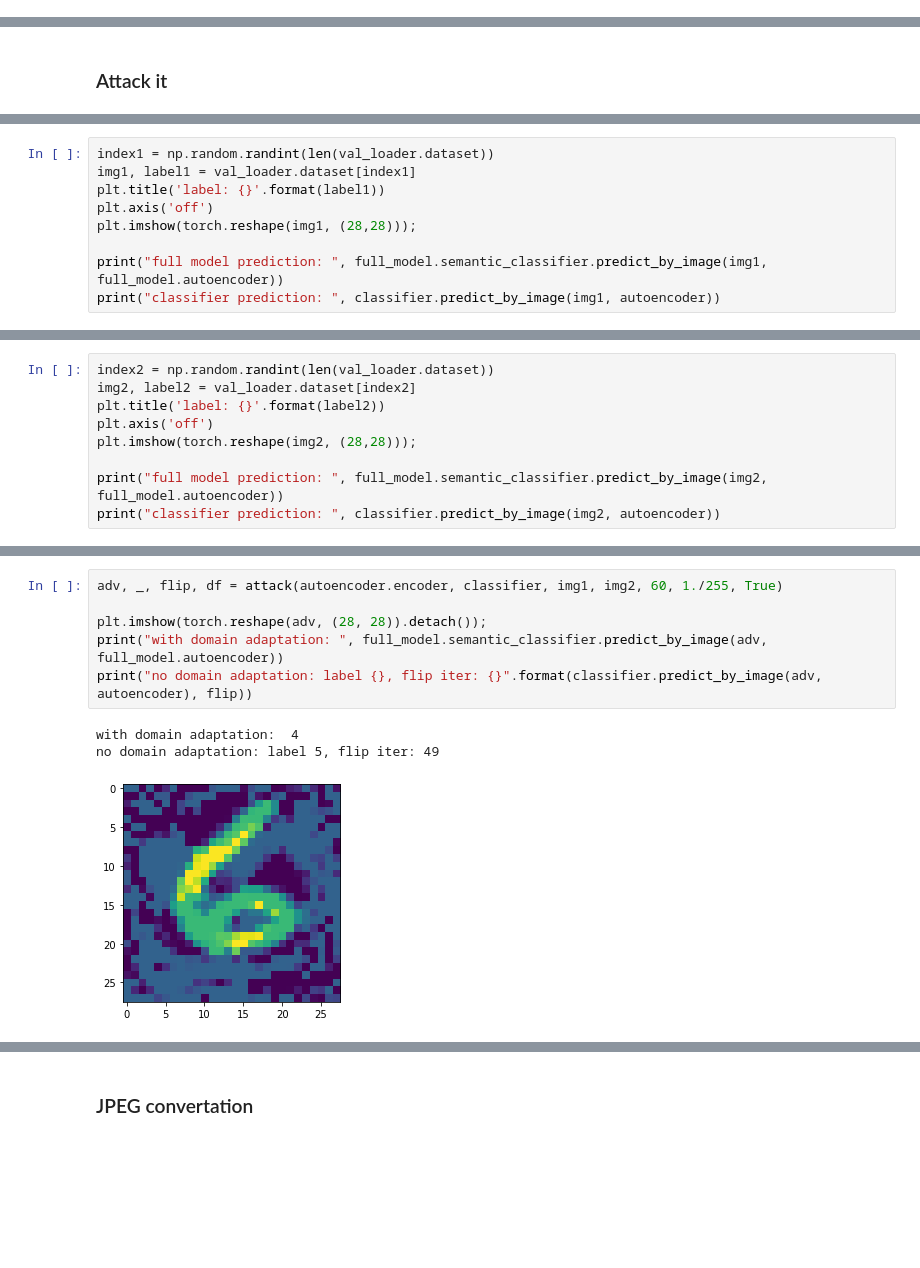
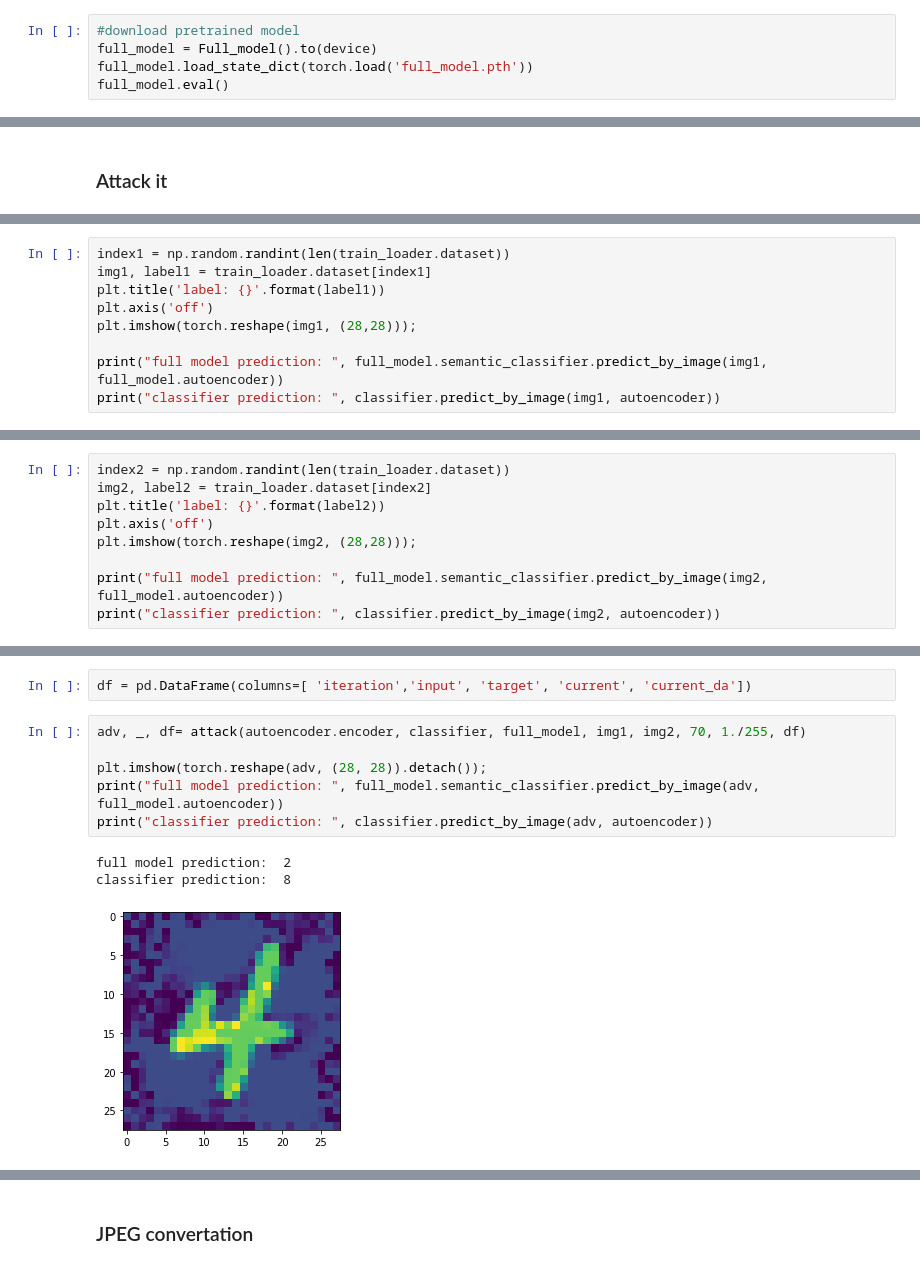
Before and after one commit to a-chubcheva/Excessive-invariance, a Jupyter notebook: autoencoder.ipynb, the cells around one changed output, grey strips where cells are left out. Drawn from its saved outputs; the diff is of its cells as text; blank space fills up the shorter version.

```diff
--- a/autoencoder.ipynb
+++ b/autoencoder.ipynb
@@ -471,0 +297,5 @@ plt.legend(['Training accuracy', 'Test accuracy']);
+# %%
+#download pretrained model
+full_model = Full_model().to(device)
+full_model.load_state_dict(torch.load('full_model.pth'))
+full_model.eval()
@@ -523,6 +373,6 @@ def attack(encoder, classifier, input, target, num_iter, alpha, collect_data=Fal
 # %%
-index1 = np.random.randint(len(val_loader.dataset))
-img1, label1 = val_loader.dataset[index1]
+index1 = np.random.randint(len(train_loader.dataset))
+img1, label1 = train_loader.dataset[index1]
 plt.title('label: {}'.format(label1))
 plt.axis('off')
 plt.imshow(torch.reshape(img1, (28,28)));
@@ -536,6 +386,6 @@ classifier prediction:  6
 # %%
-index2 = np.random.randint(len(val_loader.dataset))
-img2, label2 = val_loader.dataset[index2]
+index2 = np.random.randint(len(train_loader.dataset))
+img2, label2 = train_loader.dataset[index2]
 plt.title('label: {}'.format(label2))
 plt.axis('off')
 plt.imshow(torch.reshape(img2, (28,28)));
@@ -549,10 +399,12 @@ classifier prediction:  5
+# %%
+df = pd.DataFrame(columns=[ 'iteration','input', 'target', 'current', 'current_da'])
 # %%
-adv, _, flip, df = attack(autoencoder.encoder, classifier, img1, img2, 60, 1./255, True)
+adv, _, df= attack(autoencoder.encoder, classifier, full_model, img1, img2, 70, 1./255, df)
 
 plt.imshow(torch.reshape(adv, (28, 28)).detach());
-print("with domain adaptation: ", full_model.semantic_classifier.predict_by_image(adv, full_model.autoencoder))
-print("no domain adaptation: label {}, flip iter: {}".format(classifier.predict_by_image(adv, autoencoder), flip))
+print("full model prediction: ", full_model.semantic_classifier.predict_by_image(adv, full_model.autoencoder))
+print("classifier prediction: ", classifier.predict_by_image(adv, autoencoder))
 # %% [output]
-with domain adaptation:  4
-no domain adaptation: label 5, flip iter: 49
+full model prediction:  2
+classifier prediction:  8
-[figure, old version]
+[figure, new version]
```
Also changed, not shown: parts of 31 cells of this notebook.
